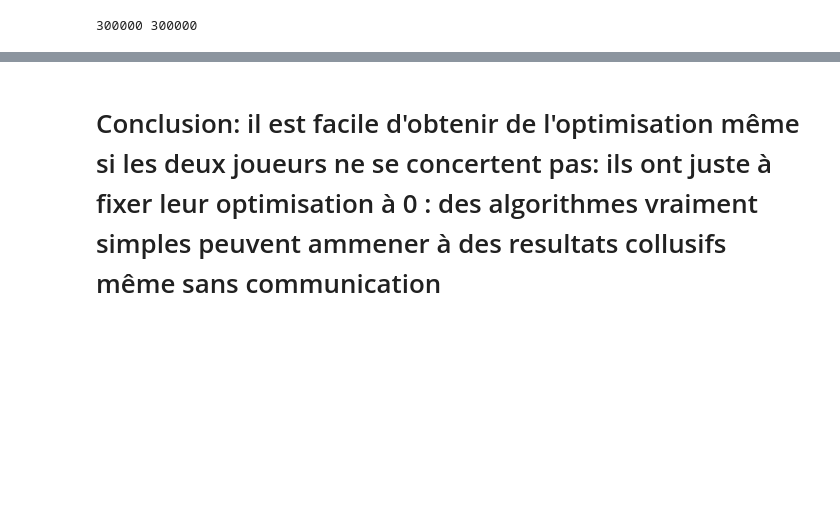
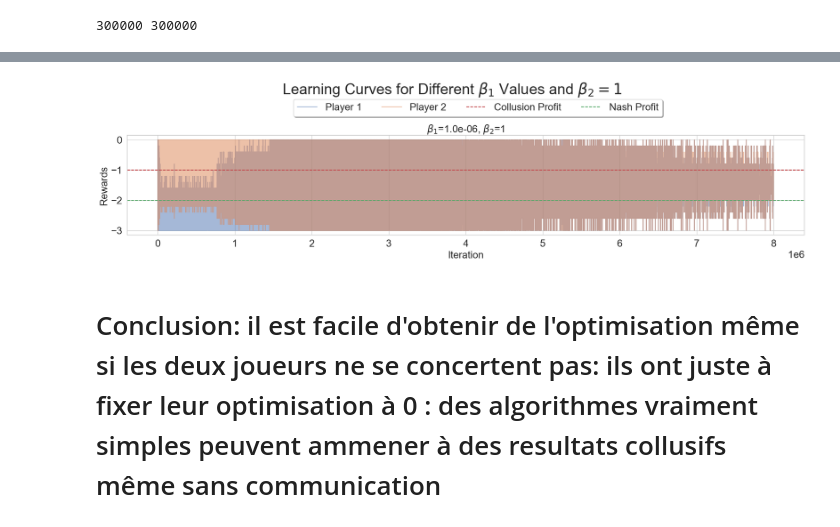
Before and after one commit to Suzie14/RLandPricing, a Jupyter notebook: notebooks/prisonner_dillemna.ipynb, the cells around one changed output, grey strips where cells are left out. Drawn from its saved outputs; the diff is of its cells as text; code cells hidden in the pictures; blank space fills up the shorter version.

```diff
--- a/notebooks/prisonner_dillemna.ipynb
+++ b/notebooks/prisonner_dillemna.ipynb
@@ -636,2 +718,32 @@ df.to_csv('../PrisonnerDilemma/PrisonnersDilemmaDatas/data_different_beta_iii',
+# %%
+fig, axes = plt.subplots(nrows=1, ncols=1, figsize=(20, 5))
+fig.suptitle('Learning Curves for Different $\\beta_1$ Values and $\\beta_2=1$', fontsize=30,y=1.03)
+betas = [10**(-6)]
+
+beta = betas[i]
+axes.plot(iteration, rewards1_plot[0], alpha=0.5, label='Player 1')
+axes.plot(iteration, rewards2_plot[i], alpha=0.5, label='Player 2')
+axes.axhline(y=-1, color='r', linestyle='--', label='Collusion Profit')
+axes.axhline(y=-2, color='g', linestyle='--', label='Nash Profit')
+axes.set_ylabel('Rewards', fontsize=20)
+axes.set_title(f"$\\beta_1$={'{:.1e}'.format(beta)}, $\\beta_2$=1", size=20)
+axes.set_xlabel('Iteration', fontsize=20)
+axes.xaxis.set_tick_params(labelsize=20)
+axes.xaxis.get_offset_text().set_fontsize(20)
+axes.yaxis.set_tick_params(labelsize=20)
+axes.grid(True)
+
+# Adjust layout for subplots
+plt.tight_layout(rect=[0, 0, 1, 0.96])
+
+
+# Create a combined legend using the axes of the last subplot
+handles, labels = axes.get_legend_handles_labels()
+fig.legend(handles, labels, bbox_to_anchor=(0.8, 0.96),fancybox=True, shadow=True, ncol=4, fontsize=20)
+
+
+plt.show()
+# %% [output]
+[figure, added]
 # %% [markdown]
 # Conclusion: il est facile d'obtenir de l'optimisation même si les deux joueurs ne se concertent pas: ils ont juste à fixer leur optimisation à 0 : des algorithmes vraiment simples peuvent ammener à des resultats collusifs même sans communication
```
Also changed, not shown: parts of 4 cells of this notebook.
